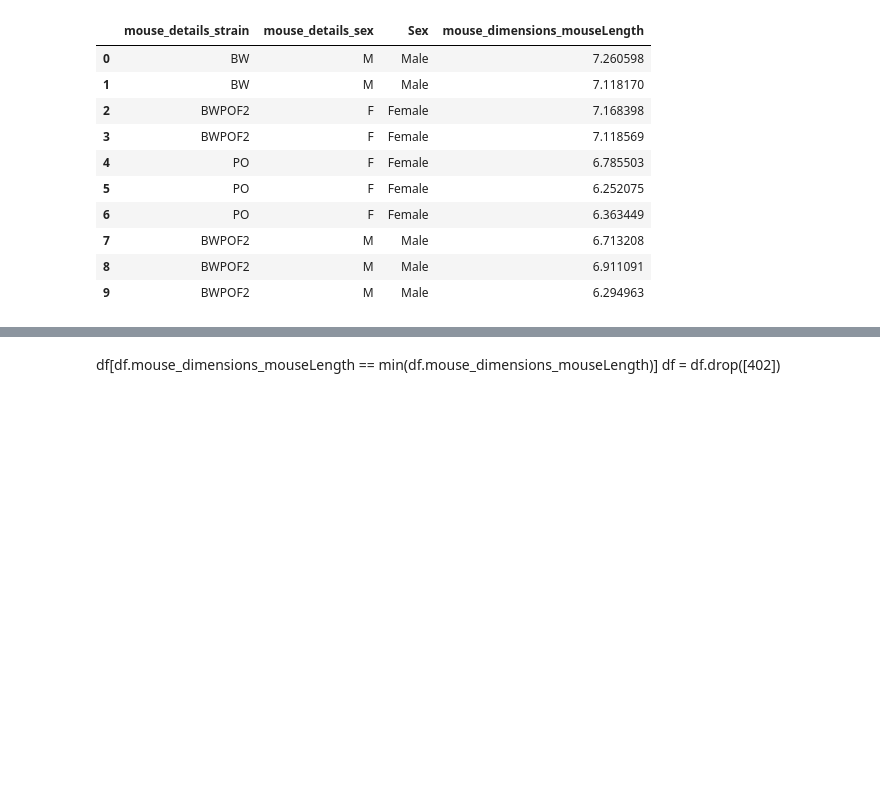
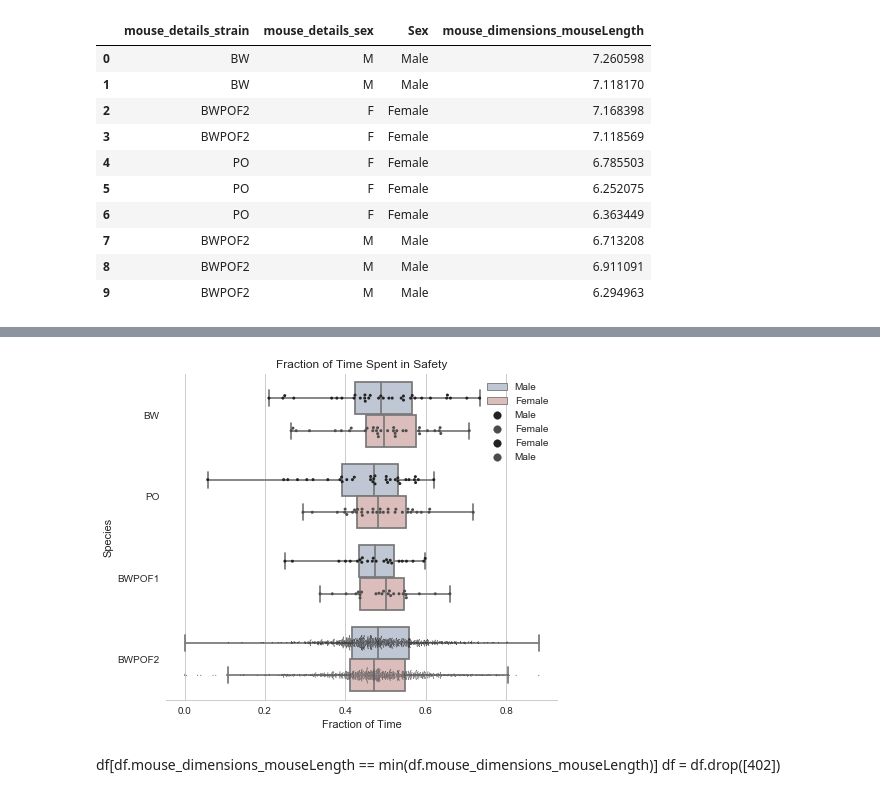
Before and after one commit to zachbogart/mice_behavior_capstone, a Jupyter notebook: process_data/results/ViolinPlot_designs.ipynb, the cells around one changed output, grey strips where cells are left out. Cells and saved outputs as stored; diff of their text form; code cells hidden in the pictures; blank space fills up the shorter version.

```diff
--- a/process_data/results/ViolinPlot_designs.ipynb
+++ b/process_data/results/ViolinPlot_designs.ipynb
@@ -144,35 +149,37 @@ f.savefig("PosterPlots/"+ var + ".pdf")
 # %%
 var = "safety_fraction_closed_arms"
 
 sns.set(style="ticks")
 sns.set_style("whitegrid")
 
 # Initialize the figure with a logarithmic x axis
 f, ax = plt.subplots(figsize=(7, 6))
 
 # Plot the orbital period with horizontal boxes
 sns.boxplot(x=var, y="mouse_details_strain", hue = 'Sex', data=df,
                order = ['BW', 'PO','BWPOF1', 'BWPOF2'],
                whis="range", palette="vlag")
 
 # Add in points to show each observation
 sns.swarmplot(x=var, y="mouse_details_strain", hue = 'Sex',
               data=df[df.mouse_details_strain.isin(['BW', 'PO', 'BWPOF1'])],
               size=3, color=".3", dodge = True, linewidth=0,
               order = ['BW', 'PO', 'BWPOF1', 'BWPOF2'])
 
 # Add in points to show each observation
 sns.swarmplot(x=var, y="mouse_details_strain", hue = 'Sex',
               data=df[df.mouse_details_strain.isin(['BWPOF2'])],
               size=1, color=".3", dodge = True, linewidth=0,
               order = ['BW', 'PO', 'BWPOF1', 'BWPOF2'])
 
-ax.set_title("Fration of Time Spent in Safety")
+ax.set_title("Fraction of Time Spent in Safety")
 ax.xaxis.grid(True)
 ax.legend(loc=1)
 ax.set(ylabel="Species", xlabel = "Fraction of Time")
 sns.despine(left = True)
-f.savefig("PosterPlots/"+ var + ".pdf")
+f.savefig("PosterPlots/"+ "cc_fig2_7" + ".pdf")
+# %% [output]
+[figure, added]
 # %%
 var = "fraction_in_arms_closed"
 
```
Also changed, not shown: parts of 8 cells of this notebook, 27 other files.
